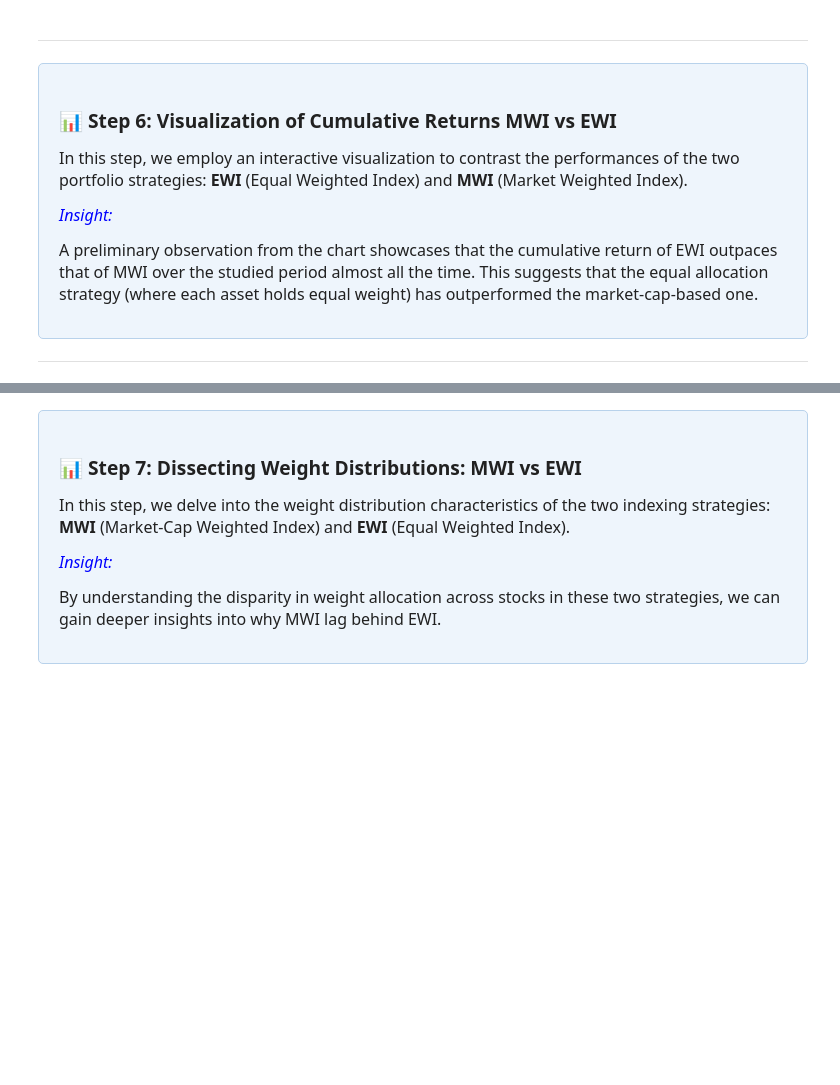
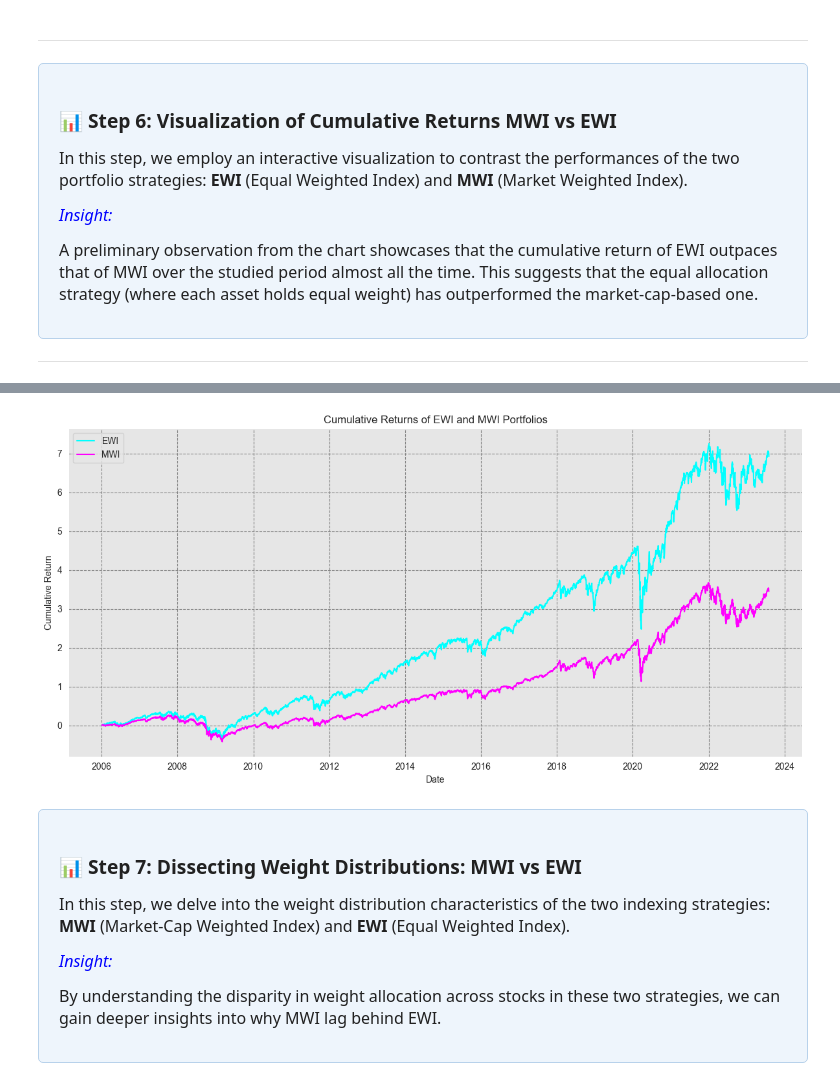
Before and after one commit to zahrabihlal/SP500-EqualVsMarket-PerformanceDive, a Jupyter notebook: MWI_vs_EWI_SP500.ipynb, the cells around one changed output, grey strips where cells are left out. Cells and saved outputs as stored; diff of their text form; code cells hidden in the pictures; blank space fills up the shorter version.

Commit message:
Cumulative Index Viz animated

```diff
--- a/MWI_vs_EWI_SP500.ipynb
+++ b/MWI_vs_EWI_SP500.ipynb
@@ -411,25 +411,24 @@ df_portfolio.tail()
 
 ---
 # %%
-import plotly.graph_objects as go
+%matplotlib inline
+import matplotlib.pyplot as plt
 
-fig = go.Figure()
+x_data = df_portfolio.index
+ewi_data = df_portfolio[('EWI', 'Cumulative Return')]
+mwi_data = df_portfolio[('MWI', 'Cumulative Return')]
 
+plt.figure(figsize=(12, 6))
 
-fig.add_trace(go.Scatter(x=df_portfolio.index, y=df_portfolio[('EWI', 'Cumulative Return')],
-                    mode='lines',
-                    name='EWI'))
+plt.plot(x_data, ewi_data, label='EWI', color='cyan')
+plt.plot(x_data, mwi_data, label='MWI', color='magenta')
 
-fig.add_trace(go.Scatter(x=df_portfolio.index, y=df_portfolio[('MWI', 'Cumulative Return')],
-                    mode='lines',
-                    name='MWI'))
+plt.title('Cumulative Returns of EWI and MWI Portfolios')
+plt.xlabel('Date')
+plt.ylabel('Cumulative Return')
+plt.legend()
+plt.grid(True, which="both", ls="--", c='0.5')
+plt.tight_layout()
 
-
-fig.update_layout(title='Cumulative Returns of EWI and MWI Portfolios',
-                   xaxis_title='Date',
-                   yaxis_title='Cumulative Return',
-                   template="plotly_dark")
-
-
-fig.show()
+plt.show()
 # %% [output]
@@ -437,3 +435,4 @@ fig.show()
+[figure, added]
 # %% [markdown]
 <div style="background-color: #eef5fc; padding: 20px; border: 1px solid #b8d2eb; border-radius: 5px;">
 
```
Also changed, not shown: parts of 1 cell of this notebook.
